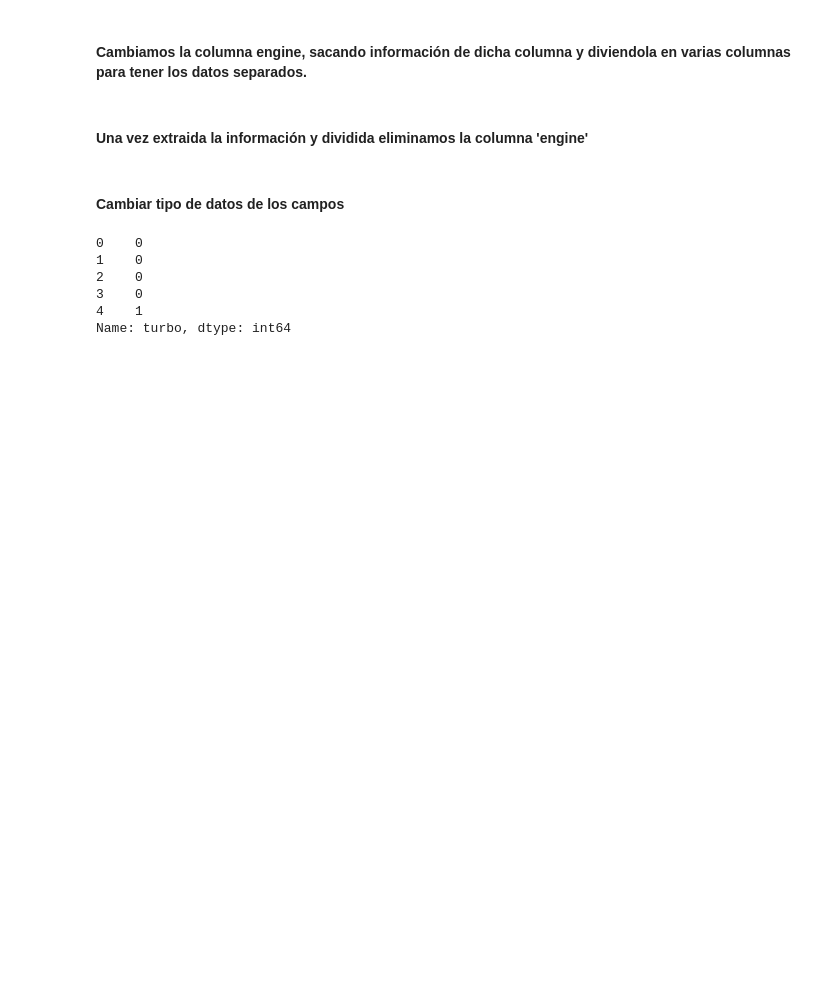
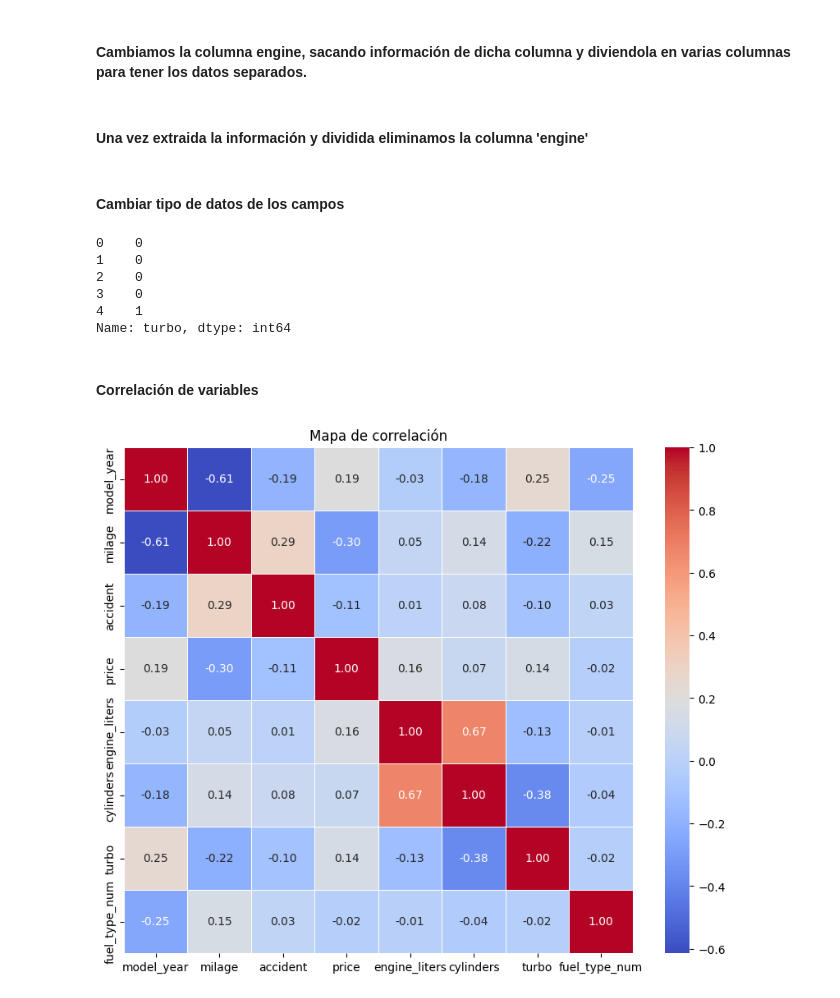
Before and after one commit to Bootcamp-Data-Analyst/P7-regression-grupo4, a Jupyter notebook: notebook/regression_project.ipynb, the cells around one changed output. Saved outputs shown, nothing was run; the diff lists cells and outputs as text; code cells hidden in the pictures; blank space fills up the shorter version.

Commit message:
Feature: Añadido un mapa de correlacion de variables numericas (heatmap). Para ello algunas variables las he pasado a numericas para poder correlacionarlas y crear una nueva columna a raiz de fuel_type

```diff
--- a/notebook/regression_project.ipynb
+++ b/notebook/regression_project.ipynb
@@ -254,6 +254,33 @@ mapping = {
 }
 
 df_copy['ext_col'] = df_copy['ext_col'].replace(mapping)
+# %%
+mapping = {
+    "At least 1 accident or damage reported": 1,
+    "None reported": 0
+}
+
+df_copy['accident'] = df_copy['accident'].replace(mapping).astype(int)
+# %%
+mapping = {
+    "Yes": 1,
+    "No": 0
+}
+
+df_copy.loc[:, 'clean_title'] = df_copy['clean_title'].replace(mapping).astype(int)
+# %%
+df_copy['fuel_type_num'] = (
+    df_copy['fuel_type']
+    .astype(str)  # forzamos string para eliminar ambigüedad
+    .replace({r'[–\-]': 'not supported'}, regex=True)  # normalizamos guiones raros
+    .replace({
+        "Hybrid": 0,
+        "Gasoline": 1,
+        "Diesel": 2,
+        "not supported": 3
+    }, regex=False)  # desactivamos cualquier regex para el mapping
+    .astype(int)  # convertimos a int de forma explícita
+)
 # %% [markdown]
 #### Una vez extraida la información y dividida eliminamos la columna 'engine'
 # %%
@@ -273,5 +300,23 @@ df_copy['turbo'].head()
 3    0
 4    1
 Name: turbo, dtype: int64
+# %% [markdown]
+#### Correlación de variables
+# %%
+numeric_cols = df_copy.select_dtypes(include=['int64', 'float64'])
+corr_matrix = numeric_cols.corr()
+plt.figure(figsize=(10,8))
+
+sns.heatmap(
+    corr_matrix,
+    annot=True,
+    fmt=".2f",
+    cmap="coolwarm",
+    linewidths=0.5
+)
+plt.title("Mapa de correlación")
+plt.show()
+# %% [output]
+[figure, added]
 # %%
 df_copy.to_csv("..\\csv\\clean_cars.csv", index=False)
```
